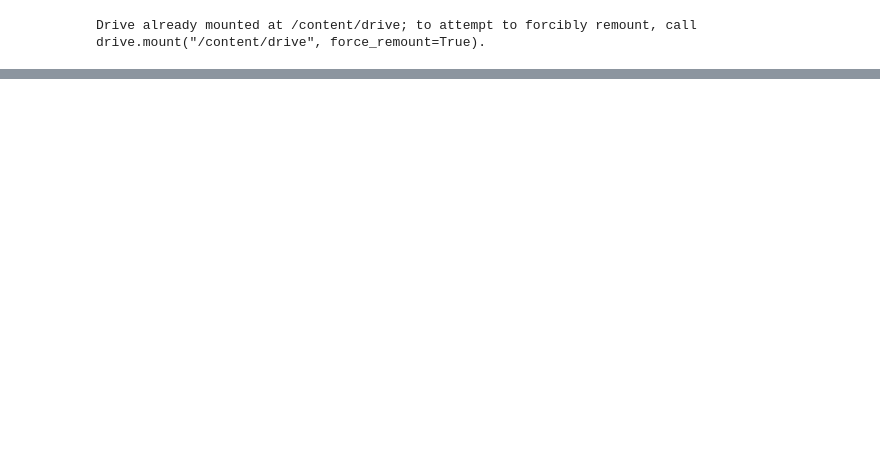
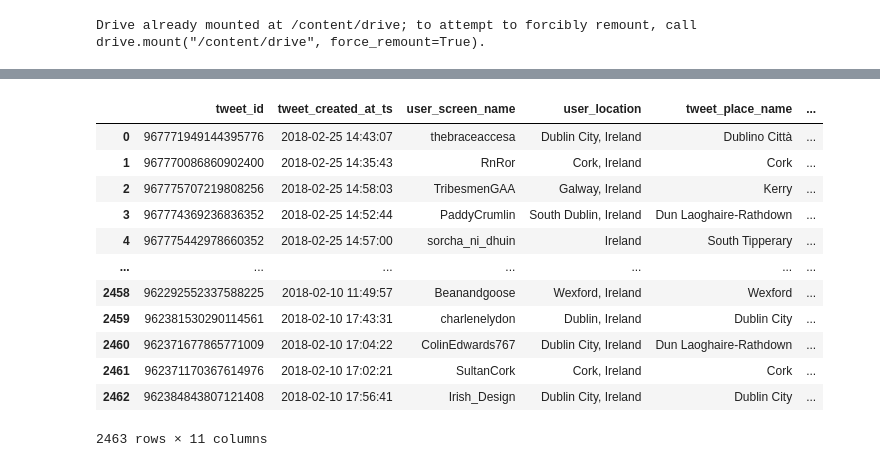
Before and after one commit to johnstcn/cs7is4group4, a Jupyter notebook: colab-notebook/TA_G4.ipynb, the cells around one changed output, grey strips where cells are left out. Drawn from its saved outputs; the diff is of its cells as text; code cells hidden in the pictures; blank space fills up the shorter version.

```diff
--- a/colab-notebook/TA_G4.ipynb
+++ b/colab-notebook/TA_G4.ipynb
@@ -406,0 +418,19 @@ forecasts.sample(10)
+# %%
+df_feb = clean_and_analyze_tweets('/content/drive/My Drive/Text-Analytics-Data/twitter_201802_country_ie_userlocation_ireland.csv')
+combined_winter = df_feb
+combined_winter = combined_winter.assign(season='winter')
+combined_winter
+# %% [output]
+|  | tweet_id | tweet_created_at_ts | user_screen_name | user_location | tweet_place_name | ... |
+| 0 | 967771949144395776 | 2018-02-25 14:43:07 | thebraceaccesa | Dublin City, Ireland | Dublino Città | ... |
+| 1 | 967770086860902400 | 2018-02-25 14:35:43 | RnRor | Cork, Ireland | Cork | ... |
+| 2 | 967775707219808256 | 2018-02-25 14:58:03 | TribesmenGAA | Galway, Ireland | Kerry | ... |
+| 3 | 967774369236836352 | 2018-02-25 14:52:44 | PaddyCrumlin | South Dublin, Ireland | Dun Laoghaire-Rathdown | ... |
+| 4 | 967775442978660352 | 2018-02-25 14:57:00 | sorcha_ni_dhuin | Ireland | South Tipperary | ... |
+| ... | ... | ... | ... | ... | ... | ... |
+| 2458 | 962292552337588225 | 2018-02-10 11:49:57 | Beanandgoose | Wexford, Ireland | Wexford | ... |
+| 2459 | 962381530290114561 | 2018-02-10 17:43:31 | charlenelydon | Dublin, Ireland | Dublin City | ... |
+| 2460 | 962371677865771009 | 2018-02-10 17:04:22 | ColinEdwards767 | Dublin City, Ireland | Dun Laoghaire-Rathdown | ... |
+| 2461 | 962371170367614976 | 2018-02-10 17:02:21 | SultanCork | Cork, Ireland | Cork | ... |
+| 2462 | 962384843807121408 | 2018-02-10 17:56:41 | Irish_Design | Dublin City, Ireland | Dublin City | ... |
+2463 rows × 11 columns
```
Also changed, not shown: parts of 32 cells of this notebook, 1 other file.
